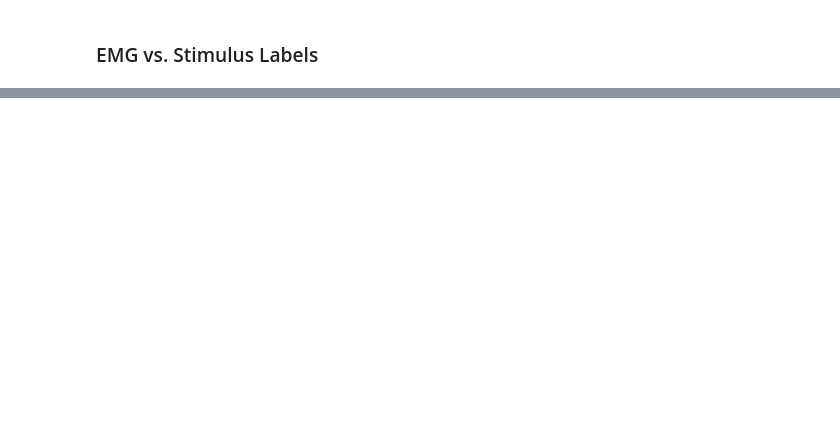
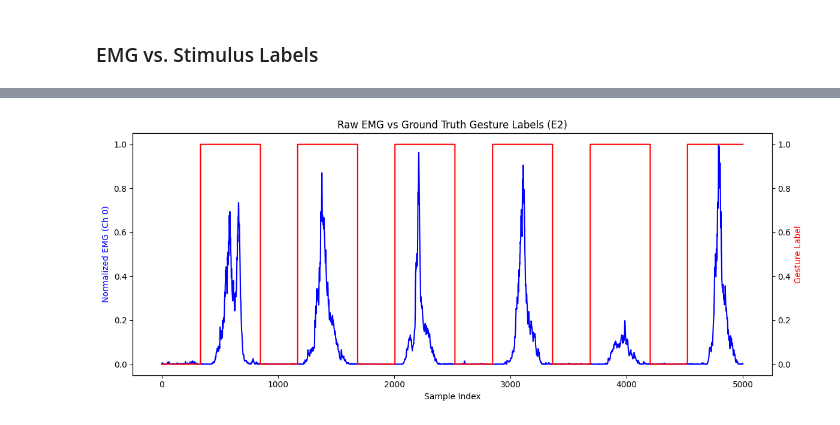
Before and after one commit to tnunn-2/EMG_Motion, a Jupyter notebook: notebooks/visualizations.ipynb, the cells around one changed output, grey strips where cells are left out. Cells and saved outputs as stored; diff of their text form; code cells hidden in the pictures; blank space fills up the shorter version.

```diff
--- a/notebooks/visualizations.ipynb
+++ b/notebooks/visualizations.ipynb
@@ -15,0 +85,25 @@ ModuleNotFoundError: No module named 'matplotlib'
+# %%
+import scipy.io
+
+mat = scipy.io.loadmat(SINGLE_FILE)
+emg = mat["emg"]
+stimulus = mat["stimulus"].flatten()
+
+# Plot a subset for clarity
+start, end = 0, 5000
+time = np.arange(start, end)
+
+fig, ax1 = plt.subplots(figsize=(12, 5))
+ax1.plot(time, emg[start:end, 0] / np.max(np.abs(emg[start:end, 0])), color='blue', label='EMG (Ch 0)')
+ax1.set_ylabel("Normalized EMG (Ch 0)", color='blue')
+ax1.set_xlabel("Sample Index")
+
+ax2 = ax1.twinx()
+ax2.step(time, stimulus[start:end], where='post', color='red', label='Gesture Label')
+ax2.set_ylabel("Gesture Label", color='red')
+
+plt.title("Raw EMG vs Ground Truth Gesture Labels (E2)")
+plt.tight_layout()
+plt.show()
+# %% [output]
+[figure, added]
```
Also changed, not shown: parts of 5 cells of this notebook.
